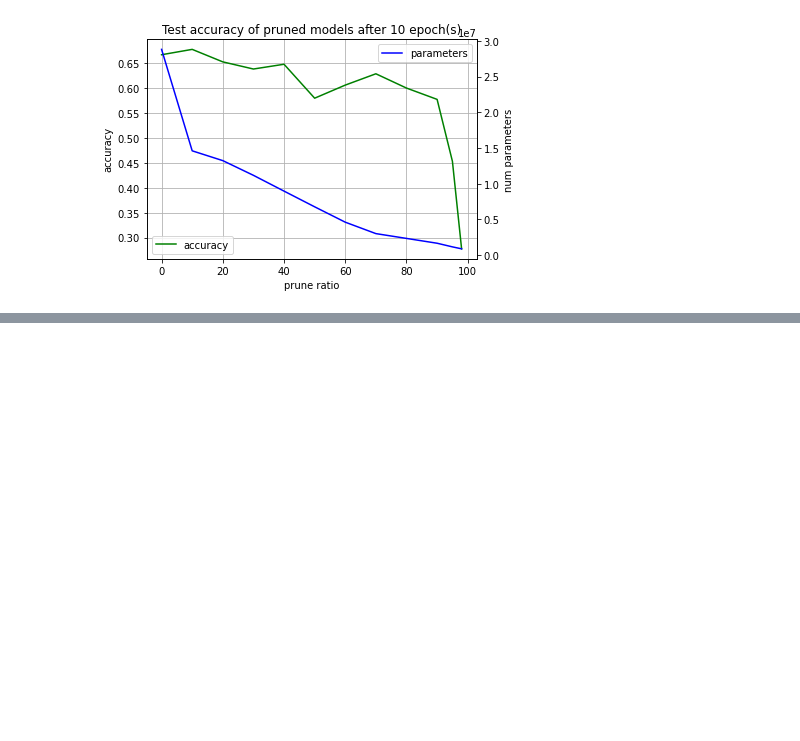
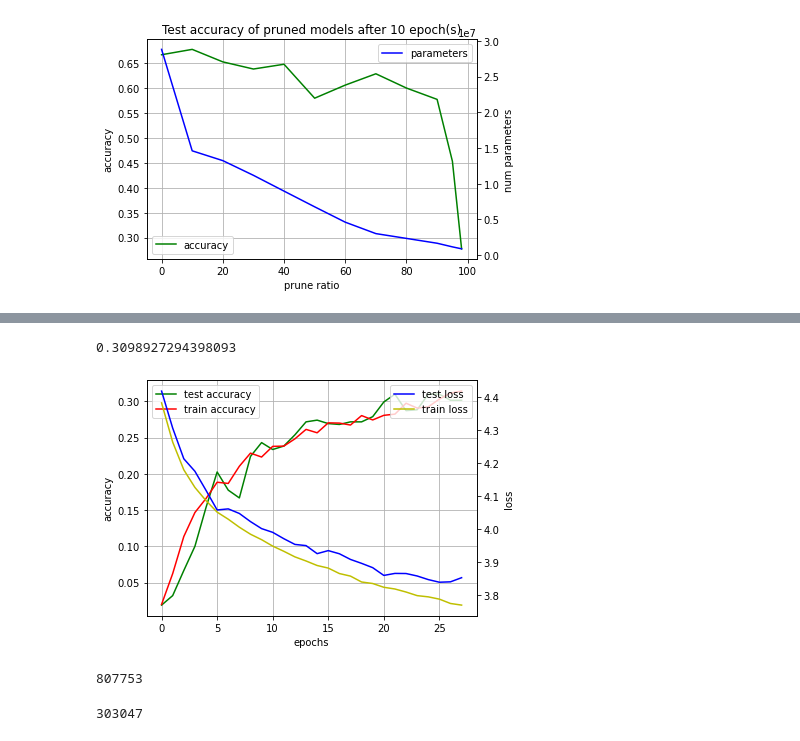
Before and after one commit to 1337Eddy/PruningBirdNet, a Jupyter notebook: visualizations.ipynb, the cells around one changed output, grey strips where cells are left out. Saved outputs shown, nothing was run; the diff lists cells and outputs as text; code cells hidden in the pictures; blank space fills up the shorter version.

```diff
--- a/visualizations.ipynb
+++ b/visualizations.ipynb
@@ -453,0 +463,17 @@ def plot_train_process_for_all(path):
+# %%
+plot_train_phase("/media/eddy/datasets/models/mobile_net2/birdnet_final.pt")
+# %% [output]
+0.3098927294398093
+[figure, added]
+# %%
+checkpoint = torch.load("/media/eddy/datasets/models/birdnet_g5_d5_tog/both/simultaneously/block_80_MIN/pruned_c99_b80_MIN/birdnet_v0.pt")
+state_dict = checkpoint['model_state_dict']
+count_parameters(state_dict)
+# %% [output]
+807753
+# %%
+checkpoint = torch.load("/media/eddy/datasets/models/mobile_net/birdnet_v0.pt")
+state_dict = checkpoint['model_state_dict']
+count_parameters(state_dict)
+# %% [output]
+303047
```
Also changed, not shown: parts of 6 cells of this notebook, 3 other files.
